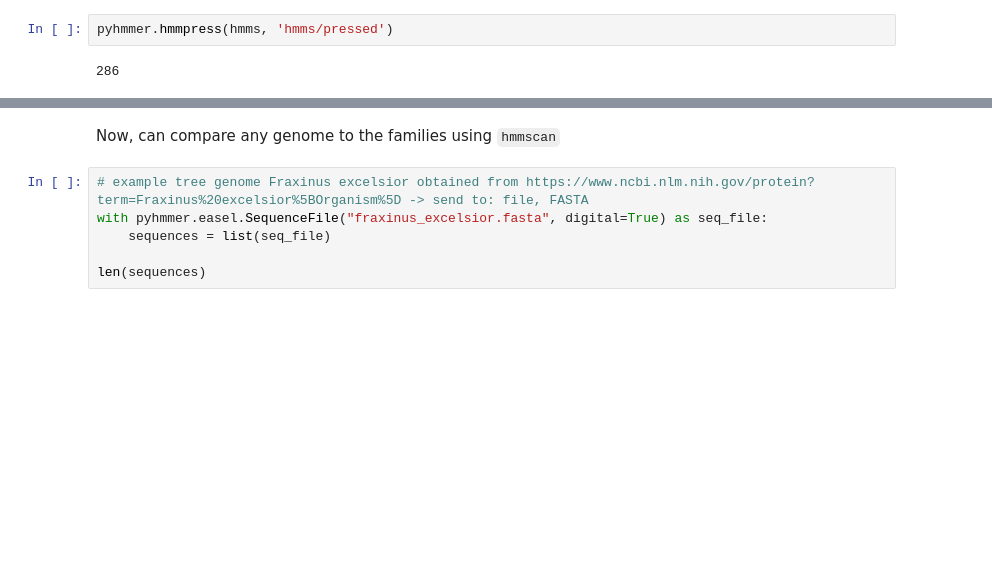
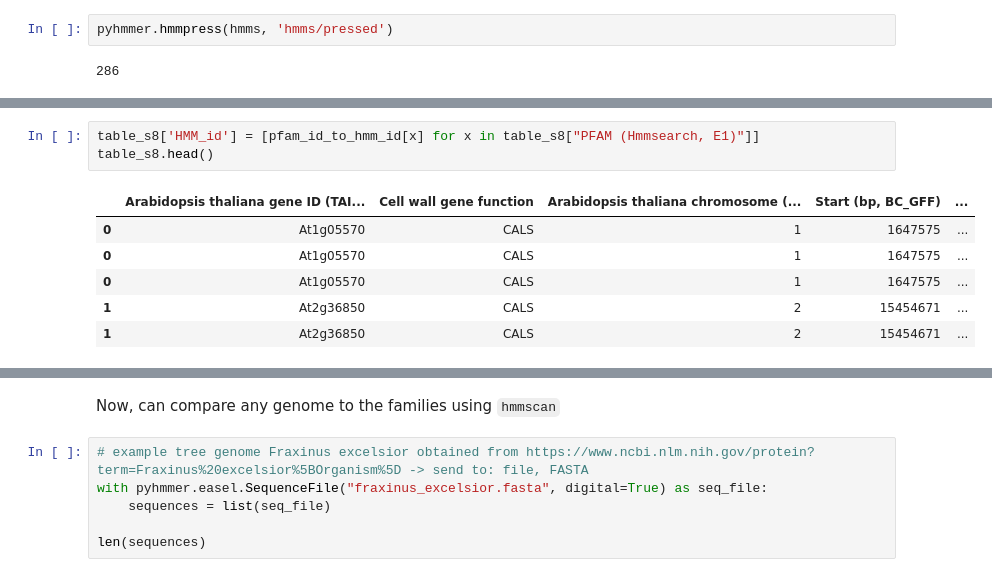
Before and after one commit to charl-iedeible/cellWall, a Jupyter notebook: identifycellwallgenes.ipynb, the cells around one changed output, grey strips where cells are left out. Drawn from its saved outputs; the diff is of its cells as text; blank space fills up the shorter version.

```diff
--- a/identifycellwallgenes.ipynb
+++ b/identifycellwallgenes.ipynb
@@ -107,0 +158,10 @@ pyhmmer.hmmpress(hmms, 'hmms/pressed')
+# %%
+table_s8['HMM_id'] = [pfam_id_to_hmm_id[x] for x in table_s8["PFAM (Hmmsearch, E1)"]]
+table_s8.head()
+# %% [output]
+|  | Arabidopsis thaliana gene ID (TAI... | Cell wall gene function | Arabidopsis thaliana chromosome (... | Start (bp, BC_GFF) | ... |
+| 0 | At1g05570 | CALS | 1 | 1647575 | ... |
+| 0 | At1g05570 | CALS | 1 | 1647575 | ... |
+| 0 | At1g05570 | CALS | 1 | 1647575 | ... |
+| 1 | At2g36850 | CALS | 2 | 15454671 | ... |
+| 1 | At2g36850 | CALS | 2 | 15454671 | ... |
```
Also changed, not shown: parts of 8 cells of this notebook, 1 other file.
